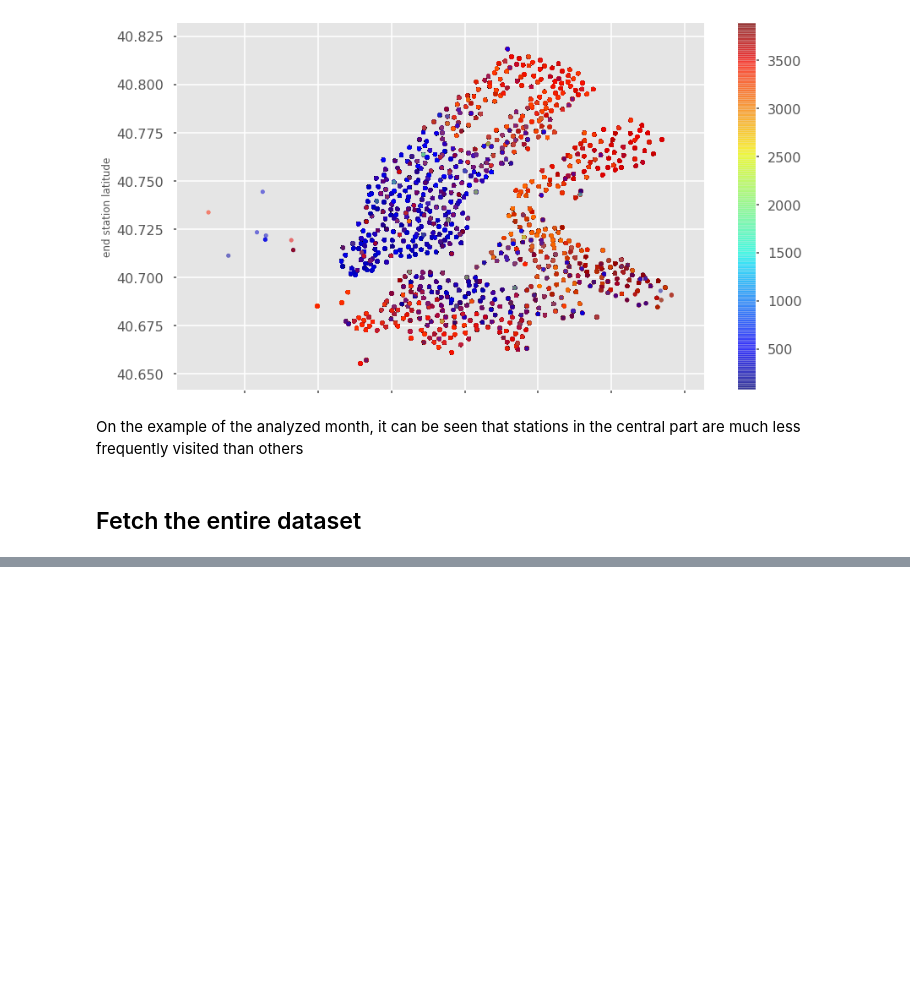
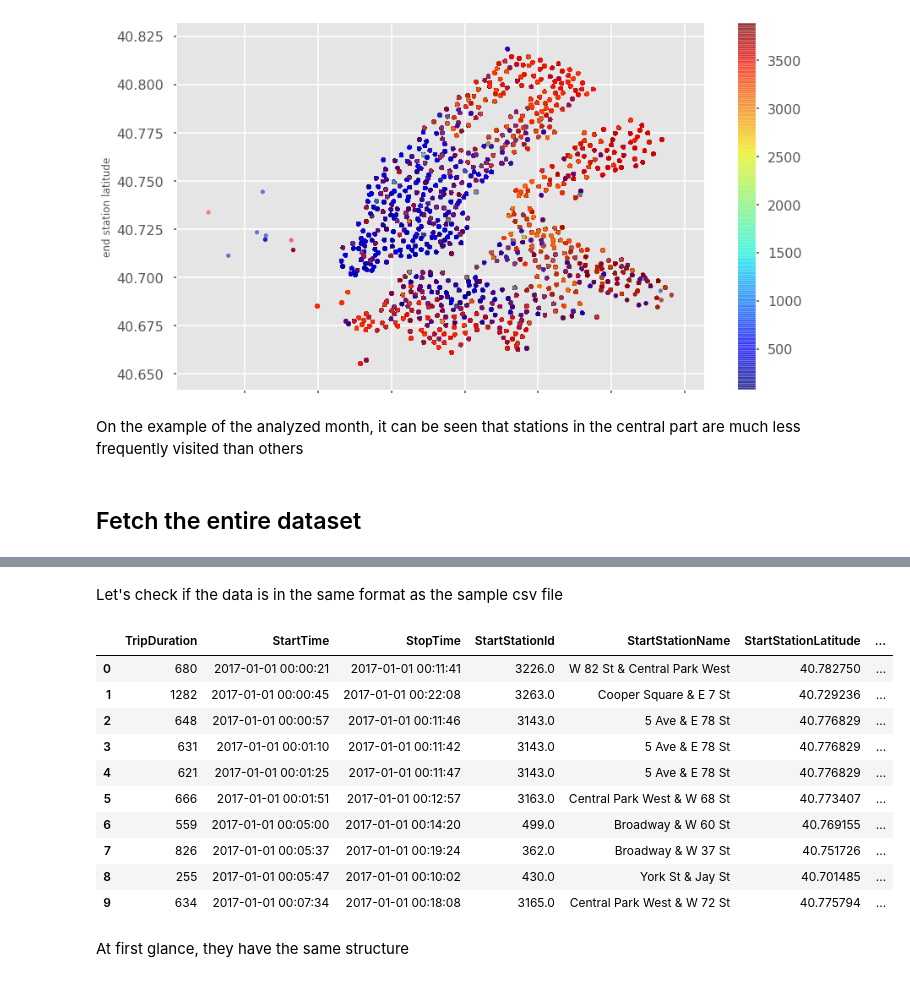
Before and after one commit to BlooAM/BikeCityShare, a Jupyter notebook: CityBikeShare.ipynb, the cells around one changed output, grey strips where cells are left out. Cells and saved outputs as stored; diff of their text form; code cells hidden in the pictures; blank space fills up the shorter version.

```diff
--- a/CityBikeShare.ipynb
+++ b/CityBikeShare.ipynb
@@ -262,0 +262,18 @@ data.reset_index(drop=True, inplace=True)
+# %% [markdown]
+Let's check if the data is in the same format as the sample csv file
+# %%
+data.head(10)
+# %% [output]
+|  | TripDuration | StartTime | StopTime | StartStationId | StartStationName | StartStationLatitude | ... |
+| 0 | 680 | 2017-01-01 00:00:21 | 2017-01-01 00:11:41 | 3226.0 | W 82 St & Central Park West | 40.782750 | ... |
+| 1 | 1282 | 2017-01-01 00:00:45 | 2017-01-01 00:22:08 | 3263.0 | Cooper Square & E 7 St | 40.729236 | ... |
+| 2 | 648 | 2017-01-01 00:00:57 | 2017-01-01 00:11:46 | 3143.0 | 5 Ave & E 78 St | 40.776829 | ... |
+| 3 | 631 | 2017-01-01 00:01:10 | 2017-01-01 00:11:42 | 3143.0 | 5 Ave & E 78 St | 40.776829 | ... |
+| 4 | 621 | 2017-01-01 00:01:25 | 2017-01-01 00:11:47 | 3143.0 | 5 Ave & E 78 St | 40.776829 | ... |
+| 5 | 666 | 2017-01-01 00:01:51 | 2017-01-01 00:12:57 | 3163.0 | Central Park West & W 68 St | 40.773407 | ... |
+| 6 | 559 | 2017-01-01 00:05:00 | 2017-01-01 00:14:20 | 499.0 | Broadway & W 60 St | 40.769155 | ... |
+| 7 | 826 | 2017-01-01 00:05:37 | 2017-01-01 00:19:24 | 362.0 | Broadway & W 37 St | 40.751726 | ... |
+| 8 | 255 | 2017-01-01 00:05:47 | 2017-01-01 00:10:02 | 430.0 | York St & Jay St | 40.701485 | ... |
+| 9 | 634 | 2017-01-01 00:07:34 | 2017-01-01 00:18:08 | 3165.0 | Central Park West & W 72 St | 40.775794 | ... |
+# %% [markdown]
+At first glance, they have the same structure
```
Also changed, not shown: parts of 10 cells of this notebook.
